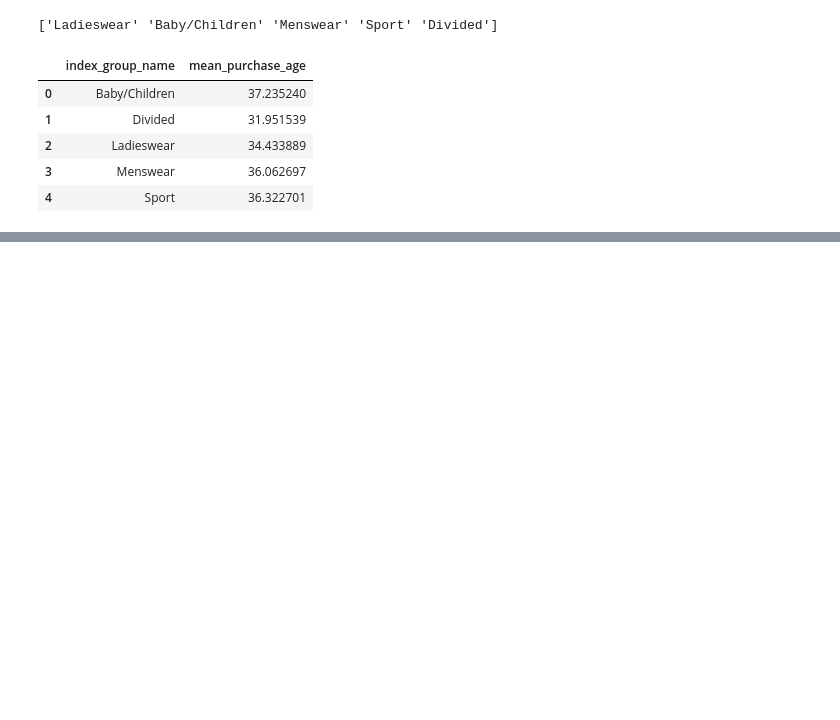
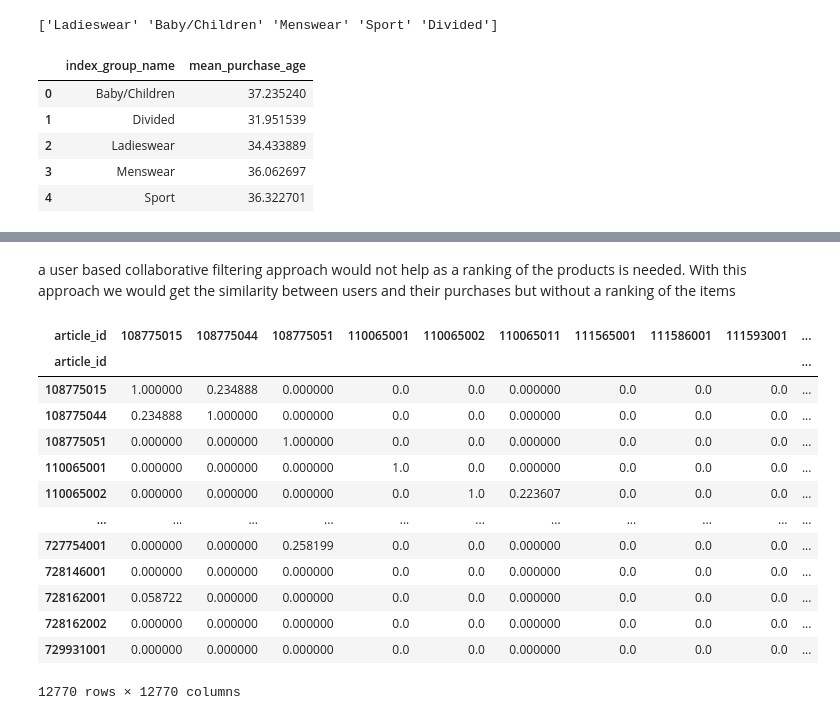
Before and after one commit to nraffa/H-M-Personalized-Fashion-Recommendations, a Jupyter notebook: EDA_Modeling.ipynb, the cells around one changed output, grey strips where cells are left out. Cells and saved outputs as stored; diff of their text form; code cells hidden in the pictures; blank space fills up the shorter version.

Commit message:
Item based recommender system

```diff
--- a/EDA_Modeling.ipynb
+++ b/EDA_Modeling.ipynb
@@ -494,0 +427,4 @@ for article in cluster_articles['article_id']:
+# %%
+transactions_filtered = transactions.head(60000).reset_index(drop = True)
+print(transactions_filtered.shape[0])
+transactions.head(2)
@@ -494,0 +436,9 @@ for article in cluster_articles['article_id']:
+# %%
+#generate a dataframe with the customer_id, article_id, transaction_id
+
+customer_item_matrix = transactions_filtered.pivot_table(
+    index = 'customer_id',
+    columns = 'article_id',
+    values = 't_dat',
+    aggfunc = 'count',
+)
@@ -494,0 +447,2 @@ for article in cluster_articles['article_id']:
+# %%
+customer_item_matrix = customer_item_matrix.applymap(lambda x: 1 if x > 0 else 0)
@@ -494,0 +466,23 @@ for article in cluster_articles['article_id']:
+# %% [markdown]
+a user based collaborative filtering approach would not help as a ranking of the products is needed. With this approach we would get the similarity between users and their purchases but without a ranking of the items
+# %%
+item_item_sim_matrix = pd.DataFrame(
+    cosine_similarity(customer_item_matrix.T)
+)
+# %%
+item_item_sim_matrix
+# %% [output]
+| article_id | 108775015 | 108775044 | 108775051 | 110065001 | 110065002 | 110065011 | 111565001 | 111586001 | 111593001 | ... |
+| article_id |  |  |  |  |  |  |  |  |  | ... |
+| 108775015 | 1.000000 | 0.234888 | 0.000000 | 0.0 | 0.0 | 0.000000 | 0.0 | 0.0 | 0.0 | ... |
+| 108775044 | 0.234888 | 1.000000 | 0.000000 | 0.0 | 0.0 | 0.000000 | 0.0 | 0.0 | 0.0 | ... |
+| 108775051 | 0.000000 | 0.000000 | 1.000000 | 0.0 | 0.0 | 0.000000 | 0.0 | 0.0 | 0.0 | ... |
+| 110065001 | 0.000000 | 0.000000 | 0.000000 | 1.0 | 0.0 | 0.000000 | 0.0 | 0.0 | 0.0 | ... |
+| 110065002 | 0.000000 | 0.000000 | 0.000000 | 0.0 | 1.0 | 0.223607 | 0.0 | 0.0 | 0.0 | ... |
+| ... | ... | ... | ... | ... | ... | ... | ... | ... | ... | ... |
+| 727754001 | 0.000000 | 0.000000 | 0.258199 | 0.0 | 0.0 | 0.000000 | 0.0 | 0.0 | 0.0 | ... |
+| 728146001 | 0.000000 | 0.000000 | 0.000000 | 0.0 | 0.0 | 0.000000 | 0.0 | 0.0 | 0.0 | ... |
+| 728162001 | 0.058722 | 0.000000 | 0.000000 | 0.0 | 0.0 | 0.000000 | 0.0 | 0.0 | 0.0 | ... |
+| 728162002 | 0.000000 | 0.000000 | 0.000000 | 0.0 | 0.0 | 0.000000 | 0.0 | 0.0 | 0.0 | ... |
+| 729931001 | 0.000000 | 0.000000 | 0.000000 | 0.0 | 0.0 | 0.000000 | 0.0 | 0.0 | 0.0 | ... |
+12770 rows × 12770 columns
```
Also changed, not shown: parts of 22 cells of this notebook.
